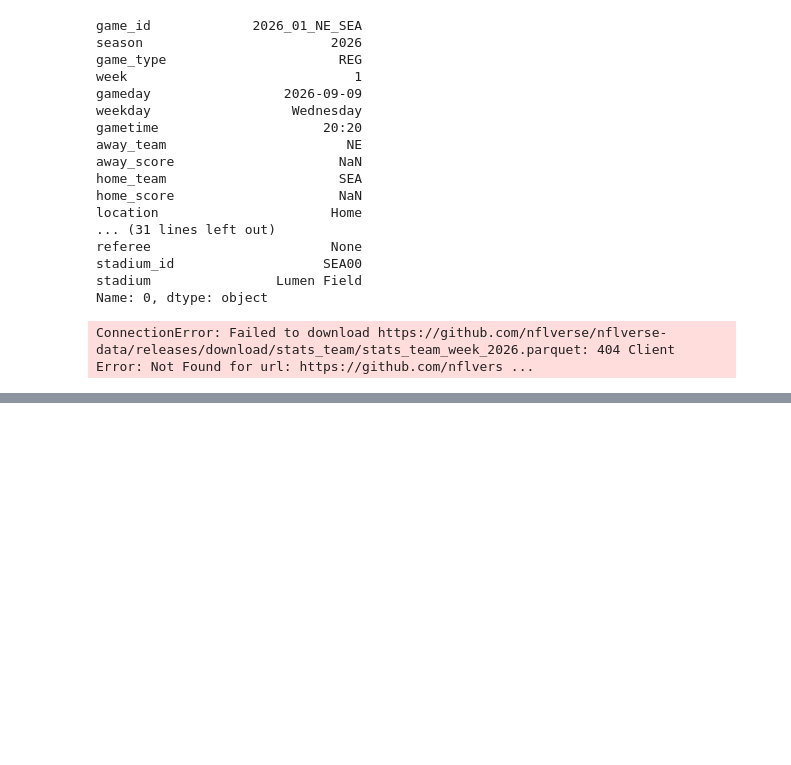
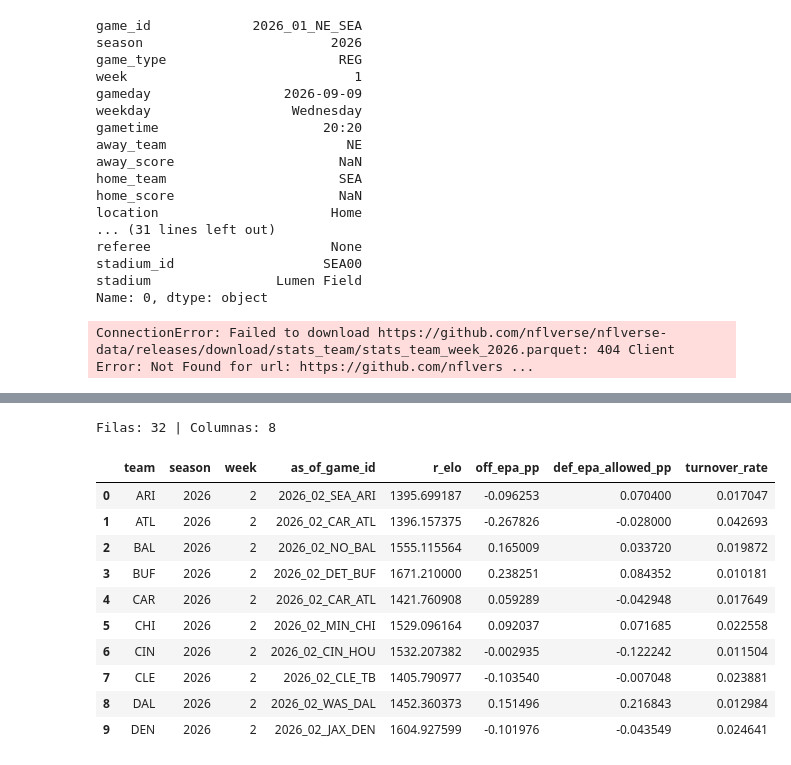
Before and after one commit to FranciscoOrtizTena/NFL-elo-model, a Jupyter notebook: review/Untitled.ipynb, the cells around one changed output, grey strips where cells are left out. Saved outputs shown, nothing was run; the diff lists cells and outputs as text; code cells hidden in the pictures; blank space fills up the shorter version.

```diff
--- a/review/Untitled.ipynb
+++ b/review/Untitled.ipynb
@@ -219,0 +243,23 @@ ConnectionError: Failed to download https://github.com/nflverse/nflverse-data/re
+# %%
+from pathlib import Path
+import pandas as pd
+
+# Ruta absoluta para poder ejecutar la celda desde cualquier directorio.
+ruta_priors = Path("/workspaces/NFL-elo-model/data/team_priors_latest.parquet")
+team_priors = pd.read_parquet(ruta_priors)
+
+print(f"Filas: {team_priors.shape[0]} | Columnas: {team_priors.shape[1]}")
+team_priors.head(10)
+# %% [output]
+Filas: 32 | Columnas: 8
+|  | team | season | week | as_of_game_id | r_elo | off_epa_pp | def_epa_allowed_pp | turnover_rate |
+| 0 | ARI | 2026 | 2 | 2026_02_SEA_ARI | 1395.699187 | -0.096253 | 0.070400 | 0.017047 |
+| 1 | ATL | 2026 | 2 | 2026_02_CAR_ATL | 1396.157375 | -0.267826 | -0.028000 | 0.042693 |
+| 2 | BAL | 2026 | 2 | 2026_02_NO_BAL | 1555.115564 | 0.165009 | 0.033720 | 0.019872 |
+| 3 | BUF | 2026 | 2 | 2026_02_DET_BUF | 1671.210000 | 0.238251 | 0.084352 | 0.010181 |
+| 4 | CAR | 2026 | 2 | 2026_02_CAR_ATL | 1421.760908 | 0.059289 | -0.042948 | 0.017649 |
+| 5 | CHI | 2026 | 2 | 2026_02_MIN_CHI | 1529.096164 | 0.092037 | 0.071685 | 0.022558 |
+| 6 | CIN | 2026 | 2 | 2026_02_CIN_HOU | 1532.207382 | -0.002935 | -0.122242 | 0.011504 |
+| 7 | CLE | 2026 | 2 | 2026_02_CLE_TB | 1405.790977 | -0.103540 | -0.007048 | 0.023881 |
+| 8 | DAL | 2026 | 2 | 2026_02_WAS_DAL | 1452.360373 | 0.151496 | 0.216843 | 0.012984 |
+| 9 | DEN | 2026 | 2 | 2026_02_JAX_DEN | 1604.927599 | -0.101976 | -0.043549 | 0.024641 |
```
Also changed, not shown: parts of 1 cell of this notebook, 3 other files.
